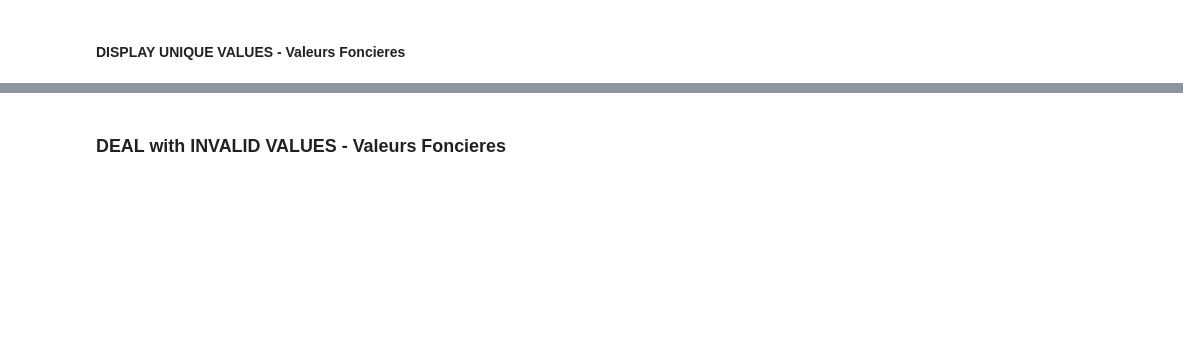
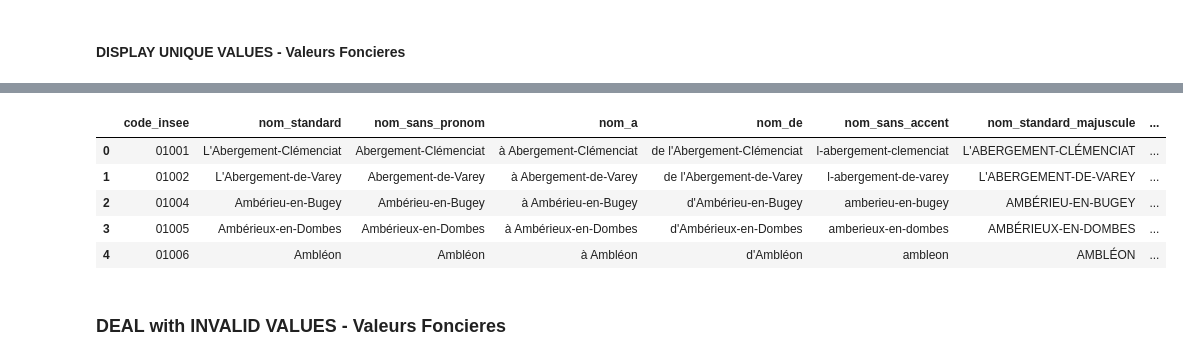
Before and after one commit to samia-boubaya/rncp-project, a Jupyter notebook: notebooks/ValeursFoncieres_cleaning.ipynb, the cells around one changed output, grey strips where cells are left out. Drawn from its saved outputs; the diff is of its cells as text; code cells hidden in the pictures; blank space fills up the shorter version.

```diff
--- a/notebooks/ValeursFoncieres_cleaning.ipynb
+++ b/notebooks/ValeursFoncieres_cleaning.ipynb
@@ -529,3 +704,31 @@ df_communes.head()
+# %%
+import pandas as pd
+# create a dataframe with these columns:
+# columns: code_insee,	nom_standard,	nom_sans_pronom,	nom_a,	nom_de,	nom_sans_accent,	nom_standard_majuscule, reg_code,	reg_nom,	dep_code,	dep_nom
+df_communes_names = df_communes[[
+    "code_insee",
+    "nom_standard",
+    "nom_sans_pronom",
+    "nom_a",
+    "nom_de",
+    "nom_sans_accent",
+    "nom_standard_majuscule",
+    "reg_code",
+    "reg_nom",
+    "dep_code",
+    "dep_nom"
+    ]].copy()
+
+display(df_communes_names.head())
+# save in csv
+df_communes_names.to_csv("../data/processed/communes_names.csv", index=False)
+# %% [output]
+|  | code_insee | nom_standard | nom_sans_pronom | nom_a | nom_de | nom_sans_accent | nom_standard_majuscule | ... |
+| 0 | 01001 | L'Abergement-Clémenciat | Abergement-Clémenciat | à Abergement-Clémenciat | de l'Abergement-Clémenciat | l-abergement-clemenciat | L'ABERGEMENT-CLÉMENCIAT | ... |
+| 1 | 01002 | L'Abergement-de-Varey | Abergement-de-Varey | à Abergement-de-Varey | de l'Abergement-de-Varey | l-abergement-de-varey | L'ABERGEMENT-DE-VAREY | ... |
+| 2 | 01004 | Ambérieu-en-Bugey | Ambérieu-en-Bugey | à Ambérieu-en-Bugey | d'Ambérieu-en-Bugey | amberieu-en-bugey | AMBÉRIEU-EN-BUGEY | ... |
+| 3 | 01005 | Ambérieux-en-Dombes | Ambérieux-en-Dombes | à Ambérieux-en-Dombes | d'Ambérieux-en-Dombes | amberieux-en-dombes | AMBÉRIEUX-EN-DOMBES | ... |
+| 4 | 01006 | Ambléon | Ambléon | à Ambléon | d'Ambléon | ambleon | AMBLÉON | ... |
 # %% [markdown]
 <style>
 h3 {
```
Also changed, not shown: parts of 25 cells of this notebook.
